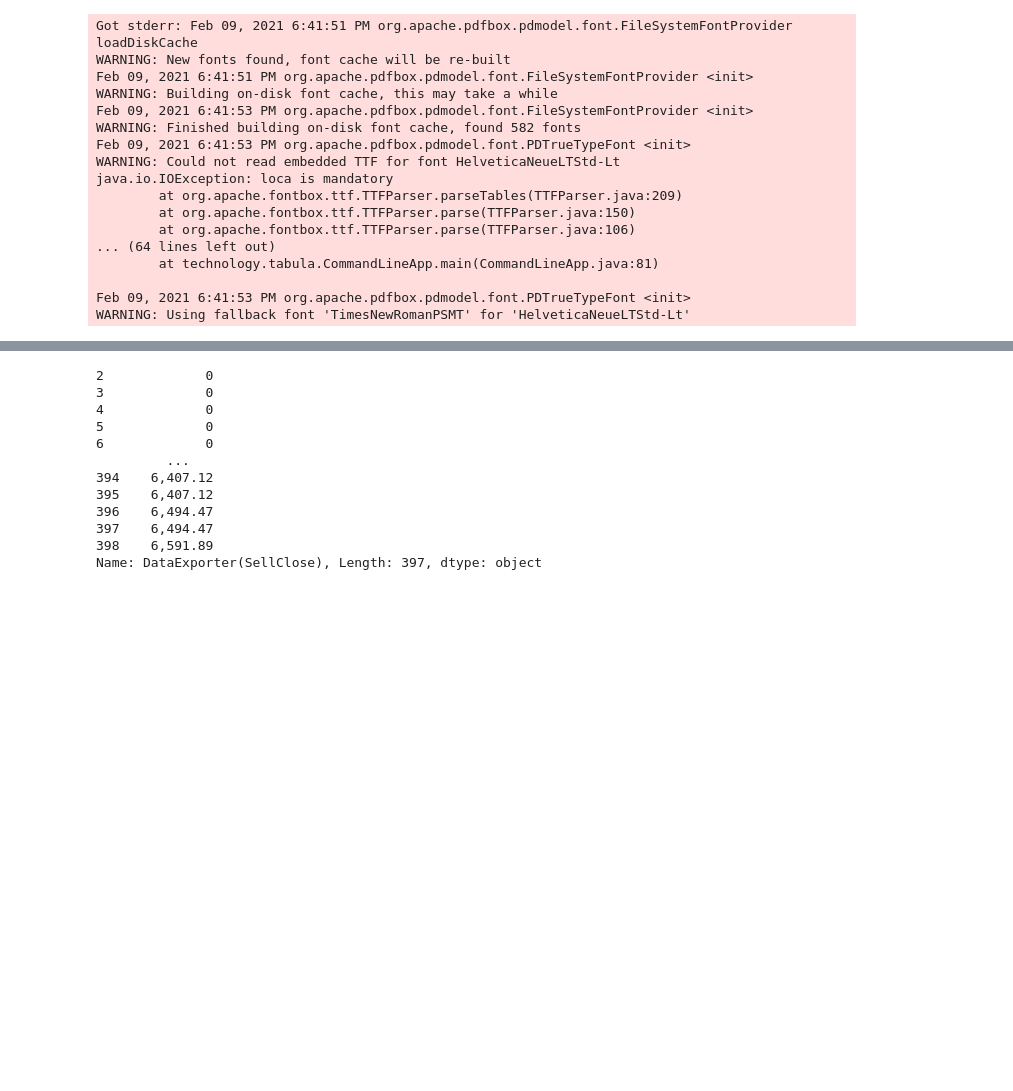
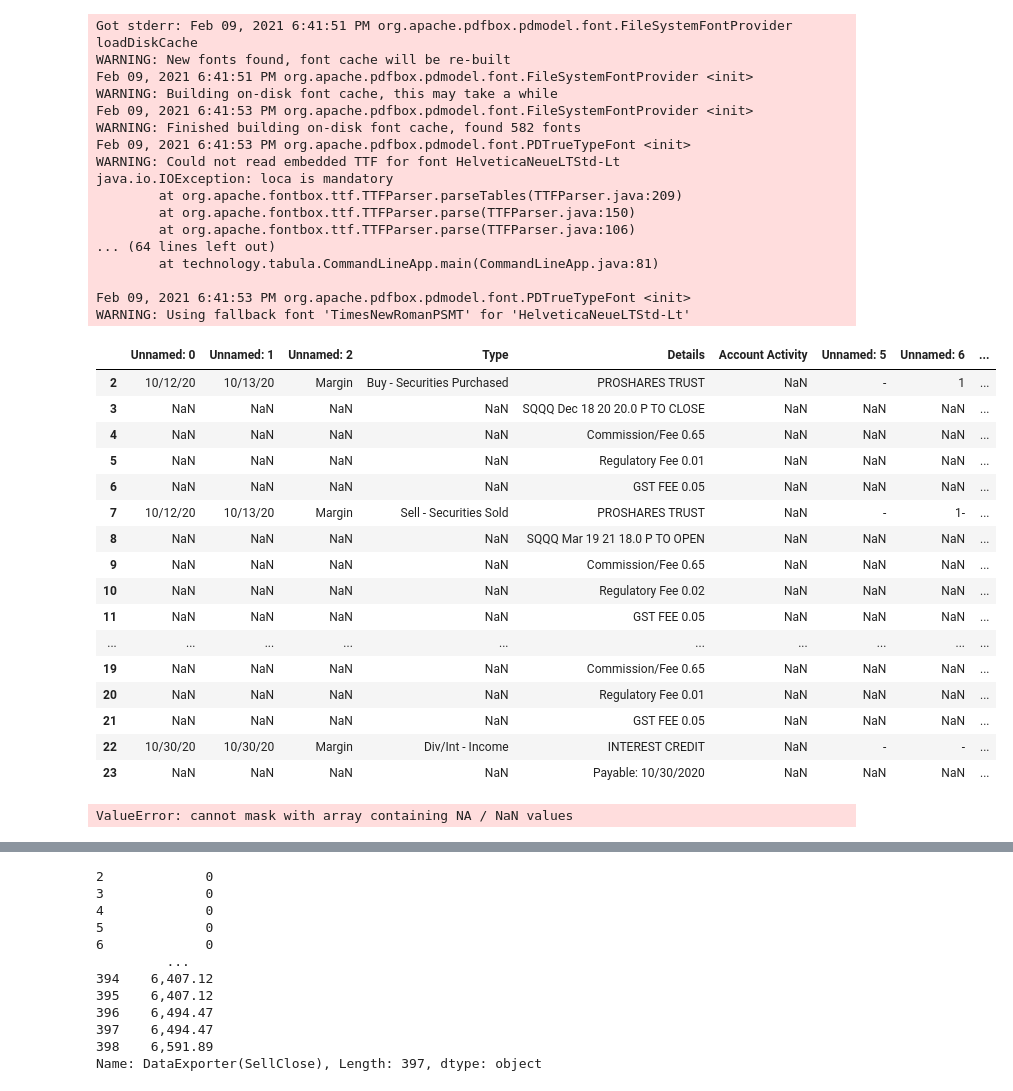
Before and after one commit to zachlim98/BeatingEnDUS, a Jupyter notebook: Account Tracking/pdfExtraction.ipynb, the cells around one changed output, grey strips where cells are left out. Cells and saved outputs as stored; diff of their text form; code cells hidden in the pictures; blank space fills up the shorter version.

```diff
--- a/Account Tracking/pdfExtraction.ipynb
+++ b/Account Tracking/pdfExtraction.ipynb
@@ -41,0 +32,24 @@ def cleanTD(csvfile):
+# %%
+df
+# %% [output]
+|  | Unnamed: 0 | Unnamed: 1 | Unnamed: 2 | Type | Details | Account Activity | Unnamed: 5 | Unnamed: 6 | ... |
+| 2 | 10/12/20 | 10/13/20 | Margin | Buy - Securities Purchased | PROSHARES TRUST | NaN | - | 1 | ... |
+| 3 | NaN | NaN | NaN | NaN | SQQQ Dec 18 20 20.0 P TO CLOSE | NaN | NaN | NaN | ... |
+| 4 | NaN | NaN | NaN | NaN | Commission/Fee 0.65 | NaN | NaN | NaN | ... |
+| 5 | NaN | NaN | NaN | NaN | Regulatory Fee 0.01 | NaN | NaN | NaN | ... |
+| 6 | NaN | NaN | NaN | NaN | GST FEE 0.05 | NaN | NaN | NaN | ... |
+| 7 | 10/12/20 | 10/13/20 | Margin | Sell - Securities Sold | PROSHARES TRUST | NaN | - | 1- | ... |
+| 8 | NaN | NaN | NaN | NaN | SQQQ Mar 19 21 18.0 P TO OPEN | NaN | NaN | NaN | ... |
+| 9 | NaN | NaN | NaN | NaN | Commission/Fee 0.65 | NaN | NaN | NaN | ... |
+| 10 | NaN | NaN | NaN | NaN | Regulatory Fee 0.02 | NaN | NaN | NaN | ... |
+| 11 | NaN | NaN | NaN | NaN | GST FEE 0.05 | NaN | NaN | NaN | ... |
+| ... | ... | ... | ... | ... | ... | ... | ... | ... | ... |
+| 19 | NaN | NaN | NaN | NaN | Commission/Fee 0.65 | NaN | NaN | NaN | ... |
+| 20 | NaN | NaN | NaN | NaN | Regulatory Fee 0.01 | NaN | NaN | NaN | ... |
+| 21 | NaN | NaN | NaN | NaN | GST FEE 0.05 | NaN | NaN | NaN | ... |
+| 22 | 10/30/20 | 10/30/20 | Margin | Div/Int - Income | INTEREST CREDIT | NaN | - | - | ... |
+| 23 | NaN | NaN | NaN | NaN | Payable: 10/30/2020 | NaN | NaN | NaN | ... |
+# %%
+df = df.drop(df[(df.Type.str.contains("Journal"))].index)
+# %% [output]
+ValueError: cannot mask with array containing NA / NaN values
```
Also changed, not shown: parts of 9 cells of this notebook, 5 other files.
